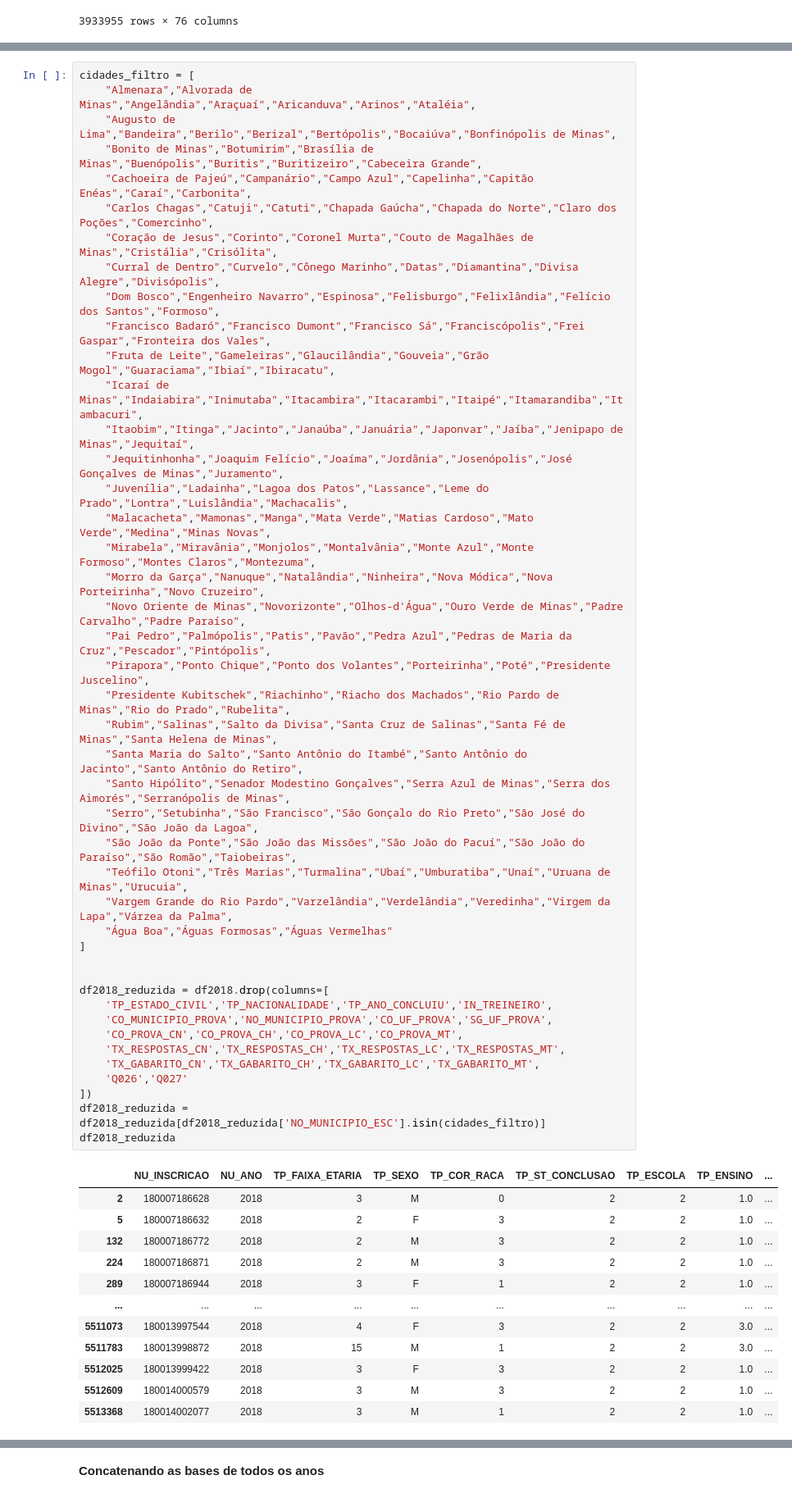
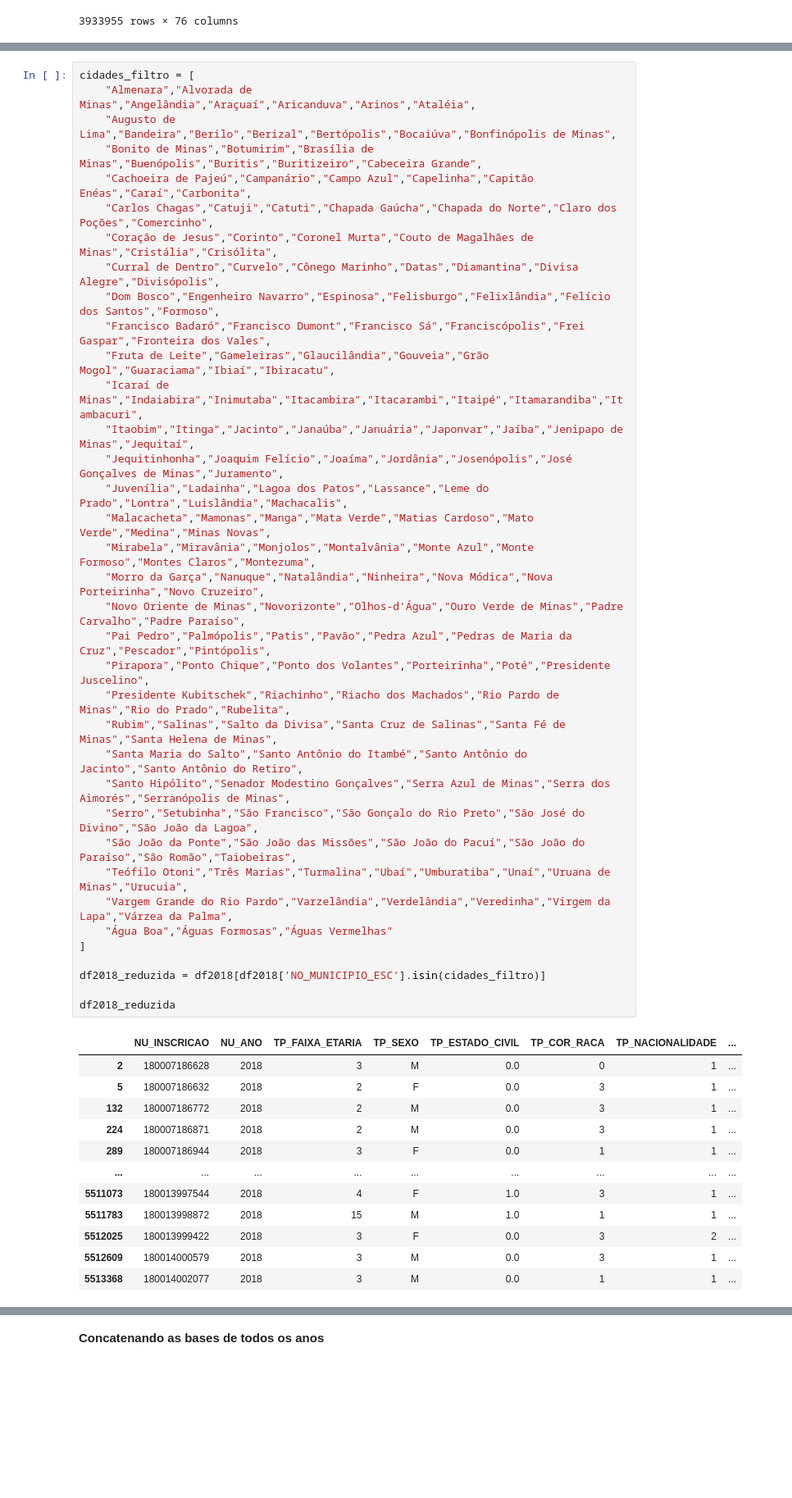
Before and after one commit to NandaLeal/TCC, a Jupyter notebook: TCC.ipynb, the cells around one changed output, grey strips where cells are left out. Shown at 82% size. Saved outputs shown, nothing was run; the diff lists cells and outputs as text; blank space fills up the shorter version.

```diff
--- a/TCC.ipynb
+++ b/TCC.ipynb
@@ -617,51 +585,43 @@ cidades_filtro = [
     "Carlos Chagas","Catuji","Catuti","Chapada Gaúcha","Chapada do Norte","Claro dos Poções","Comercinho",
     "Coração de Jesus","Corinto","Coronel Murta","Couto de Magalhães de Minas","Cristália","Crisólita",
     "Curral de Dentro","Curvelo","Cônego Marinho","Datas","Diamantina","Divisa Alegre","Divisópolis",
     "Dom Bosco","Engenheiro Navarro","Espinosa","Felisburgo","Felixlândia","Felício dos Santos","Formoso",
     "Francisco Badaró","Francisco Dumont","Francisco Sá","Franciscópolis","Frei Gaspar","Fronteira dos Vales",
     "Fruta de Leite","Gameleiras","Glaucilândia","Gouveia","Grão Mogol","Guaraciama","Ibiaí","Ibiracatu",
     "Icaraí de Minas","Indaiabira","Inimutaba","Itacambira","Itacarambi","Itaipé","Itamarandiba","Itambacuri",
     "Itaobim","Itinga","Jacinto","Janaúba","Januária","Japonvar","Jaíba","Jenipapo de Minas","Jequitaí",
     "Jequitinhonha","Joaquim Felício","Joaíma","Jordânia","Josenópolis","José Gonçalves de Minas","Juramento",
     "Juvenília","Ladainha","Lagoa dos Patos","Lassance","Leme do Prado","Lontra","Luislândia","Machacalis",
     "Malacacheta","Mamonas","Manga","Mata Verde","Matias Cardoso","Mato Verde","Medina","Minas Novas",
     "Mirabela","Miravânia","Monjolos","Montalvânia","Monte Azul","Monte Formoso","Montes Claros","Montezuma",
     "Morro da Garça","Nanuque","Natalândia","Ninheira","Nova Módica","Nova Porteirinha","Novo Cruzeiro",
     "Novo Oriente de Minas","Novorizonte","Olhos-d'Água","Ouro Verde de Minas","Padre Carvalho","Padre Paraíso",
     "Pai Pedro","Palmópolis","Patis","Pavão","Pedra Azul","Pedras de Maria da Cruz","Pescador","Pintópolis",
     "Pirapora","Ponto Chique","Ponto dos Volantes","Porteirinha","Poté","Presidente Juscelino",
     "Presidente Kubitschek","Riachinho","Riacho dos Machados","Rio Pardo de Minas","Rio do Prado","Rubelita",
     "Rubim","Salinas","Salto da Divisa","Santa Cruz de Salinas","Santa Fé de Minas","Santa Helena de Minas",
     "Santa Maria do Salto","Santo Antônio do Itambé","Santo Antônio do Jacinto","Santo Antônio do Retiro",
     "Santo Hipólito","Senador Modestino Gonçalves","Serra Azul de Minas","Serra dos Aimorés","Serranópolis de Minas",
     "Serro","Setubinha","São Francisco","São Gonçalo do Rio Preto","São José do Divino","São João da Lagoa",
     "São João da Ponte","São João das Missões","São João do Pacuí","São João do Paraíso","São Romão","Taiobeiras",
     "Teófilo Otoni","Três Marias","Turmalina","Ubaí","Umburatiba","Unaí","Uruana de Minas","Urucuia",
     "Vargem Grande do Rio Pardo","Varzelândia","Verdelândia","Veredinha","Virgem da Lapa","Várzea da Palma",
     "Água Boa","Águas Formosas","Águas Vermelhas"
 ]
 
+df2018_reduzida = df2018[df2018['NO_MUNICIPIO_ESC'].isin(cidades_filtro)]
 
-df2018_reduzida = df2018.drop(columns=[
-    'TP_ESTADO_CIVIL','TP_NACIONALIDADE','TP_ANO_CONCLUIU','IN_TREINEIRO',
-    'CO_MUNICIPIO_PROVA','NO_MUNICIPIO_PROVA','CO_UF_PROVA','SG_UF_PROVA',
-    'CO_PROVA_CN','CO_PROVA_CH','CO_PROVA_LC','CO_PROVA_MT',
-    'TX_RESPOSTAS_CN','TX_RESPOSTAS_CH','TX_RESPOSTAS_LC','TX_RESPOSTAS_MT',
-    'TX_GABARITO_CN','TX_GABARITO_CH','TX_GABARITO_LC','TX_GABARITO_MT',
-    'Q026','Q027'
-])
-df2018_reduzida = df2018_reduzida[df2018_reduzida['NO_MUNICIPIO_ESC'].isin(cidades_filtro)]
 df2018_reduzida
 # %% [output]
-|  | NU_INSCRICAO | NU_ANO | TP_FAIXA_ETARIA | TP_SEXO | TP_COR_RACA | TP_ST_CONCLUSAO | TP_ESCOLA | TP_ENSINO | ... |
-| 2 | 180007186628 | 2018 | 3 | M | 0 | 2 | 2 | 1.0 | ... |
-| 5 | 180007186632 | 2018 | 2 | F | 3 | 2 | 2 | 1.0 | ... |
-| 132 | 180007186772 | 2018 | 2 | M | 3 | 2 | 2 | 1.0 | ... |
-| 224 | 180007186871 | 2018 | 2 | M | 3 | 2 | 2 | 1.0 | ... |
-| 289 | 180007186944 | 2018 | 3 | F | 1 | 2 | 2 | 1.0 | ... |
-| ... | ... | ... | ... | ... | ... | ... | ... | ... | ... |
-| 5511073 | 180013997544 | 2018 | 4 | F | 3 | 2 | 2 | 3.0 | ... |
-| 5511783 | 180013998872 | 2018 | 15 | M | 1 | 2 | 2 | 3.0 | ... |
-| 5512025 | 180013999422 | 2018 | 3 | F | 3 | 2 | 2 | 1.0 | ... |
-| 5512609 | 180014000579 | 2018 | 3 | M | 3 | 2 | 2 | 1.0 | ... |
-| 5513368 | 180014002077 | 2018 | 3 | M | 1 | 2 | 2 | 1.0 | ... |
+|  | NU_INSCRICAO | NU_ANO | TP_FAIXA_ETARIA | TP_SEXO | TP_ESTADO_CIVIL | TP_COR_RACA | TP_NACIONALIDADE | ... |
+| 2 | 180007186628 | 2018 | 3 | M | 0.0 | 0 | 1 | ... |
+| 5 | 180007186632 | 2018 | 2 | F | 0.0 | 3 | 1 | ... |
+| 132 | 180007186772 | 2018 | 2 | M | 0.0 | 3 | 1 | ... |
+| 224 | 180007186871 | 2018 | 2 | M | 0.0 | 3 | 1 | ... |
+| 289 | 180007186944 | 2018 | 3 | F | 0.0 | 1 | 1 | ... |
+| ... | ... | ... | ... | ... | ... | ... | ... | ... |
+| 5511073 | 180013997544 | 2018 | 4 | F | 1.0 | 3 | 1 | ... |
+| 5511783 | 180013998872 | 2018 | 15 | M | 1.0 | 1 | 1 | ... |
+| 5512025 | 180013999422 | 2018 | 3 | F | 0.0 | 3 | 2 | ... |
+| 5512609 | 180014000579 | 2018 | 3 | M | 0.0 | 3 | 1 | ... |
+| 5513368 | 180014002077 | 2018 | 3 | M | 0.0 | 1 | 1 | ... |
```
Also changed, not shown: parts of 31 cells of this notebook.
